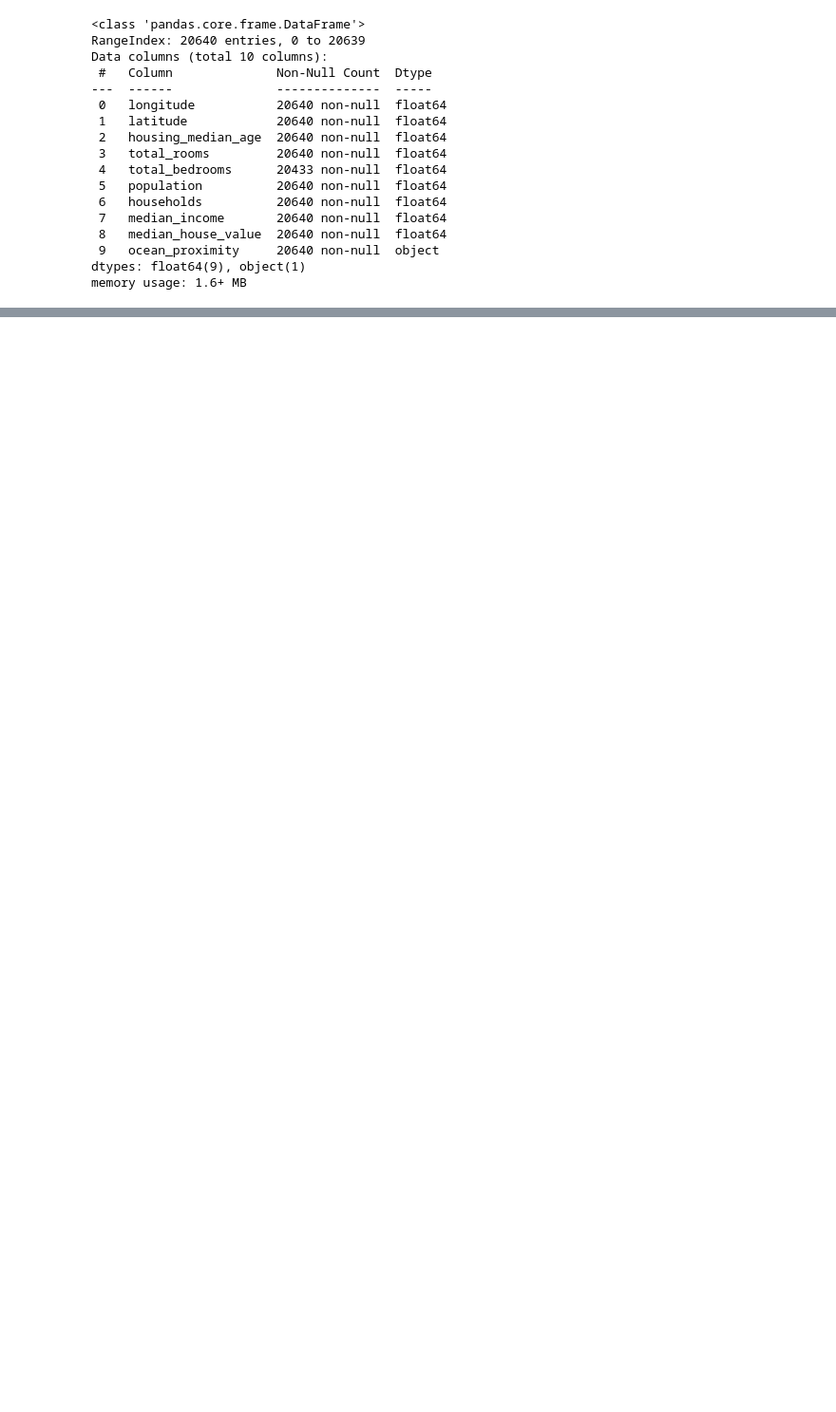
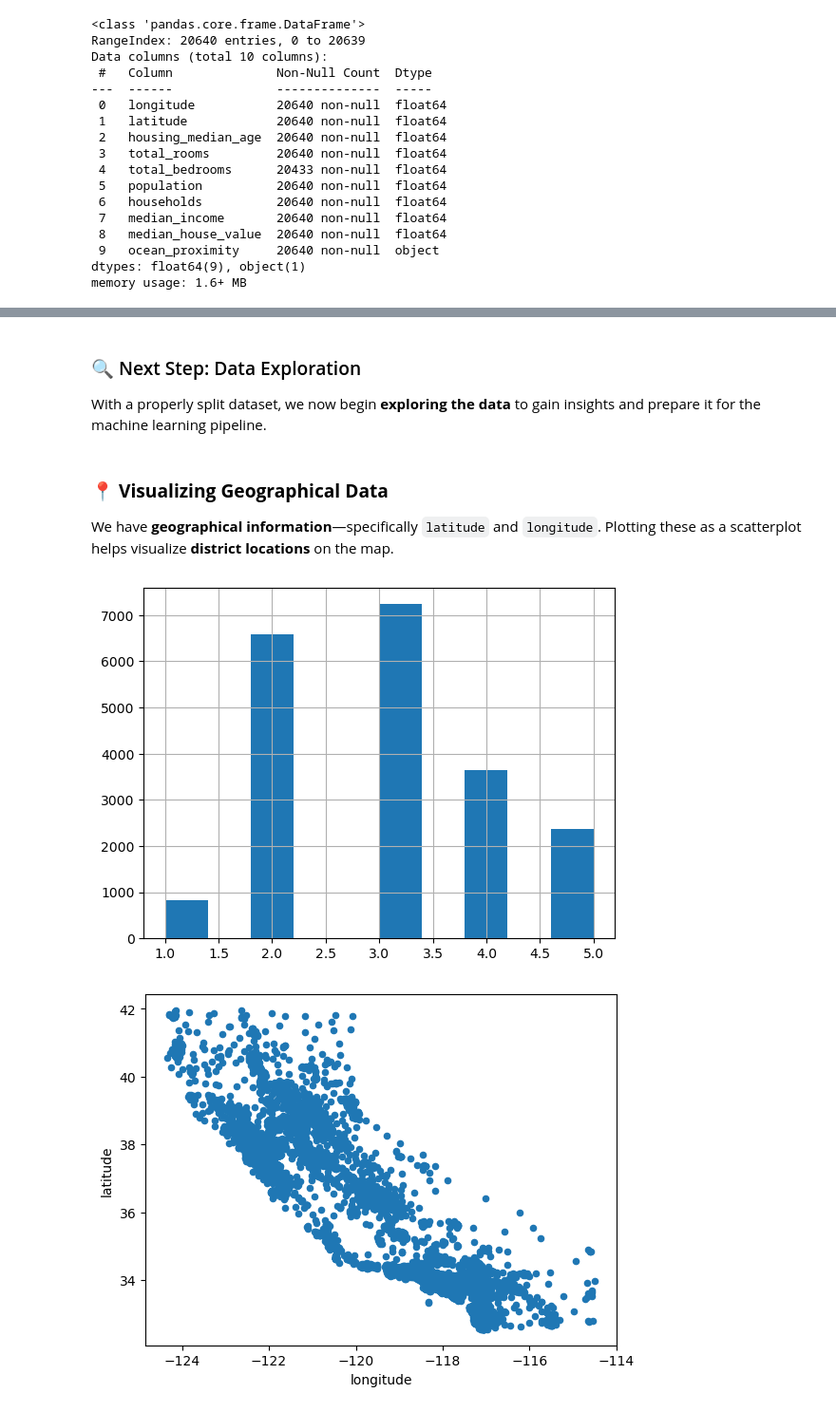
Before and after one commit to ngusadeep/house-price-prediction, a Jupyter notebook: house-price-prediction.ipynb, the cells around one changed output, grey strips where cells are left out. Shown at 95% size. Drawn from its saved outputs; the diff is of its cells as text; code cells hidden in the pictures; blank space fills up the shorter version.

```diff
--- a/house-price-prediction.ipynb
+++ b/house-price-prediction.ipynb
@@ -53,0 +208,2 @@ memory usage: 1.6+ MB
+# %%
+housing['income_cat'] = pd.cut(housing['median_income'] , bins=[0.,1.5,3.0,4.5,6. , np.inf] , labels=[1,2,3,4,5])
@@ -53,0 +214,5 @@ memory usage: 1.6+ MB
+# %%
+split = StratifiedShuffleSplit(n_splits=1 , test_size=0.2 , random_state=42)
+for train_index , test_index in split.split(housing , housing['income_cat']):
+    strat_train_set = housing.loc[train_index]
+    strat_test_set = housing.loc[test_index]
@@ -53,0 +248,16 @@ memory usage: 1.6+ MB
+# %% [markdown]
+### 🔍 Next Step: Data Exploration
+
+With a properly split dataset, we now begin **exploring the data** to gain insights and prepare it for the machine learning pipeline.
+# %%
+housing = strat_train_set.copy()
+# %% [markdown]
+### 📍 **Visualizing Geographical Data**
+
+We have **geographical information**—specifically `latitude` and `longitude`. Plotting these as a scatterplot helps visualize **district locations** on the map.
+# %%
+housing.plot(kind="scatter", x="longitude", y="latitude")
+plt.show()
+# %% [output]
+[figure, added]
+[figure, added]
```
Also changed, not shown: parts of 26 cells of this notebook.
